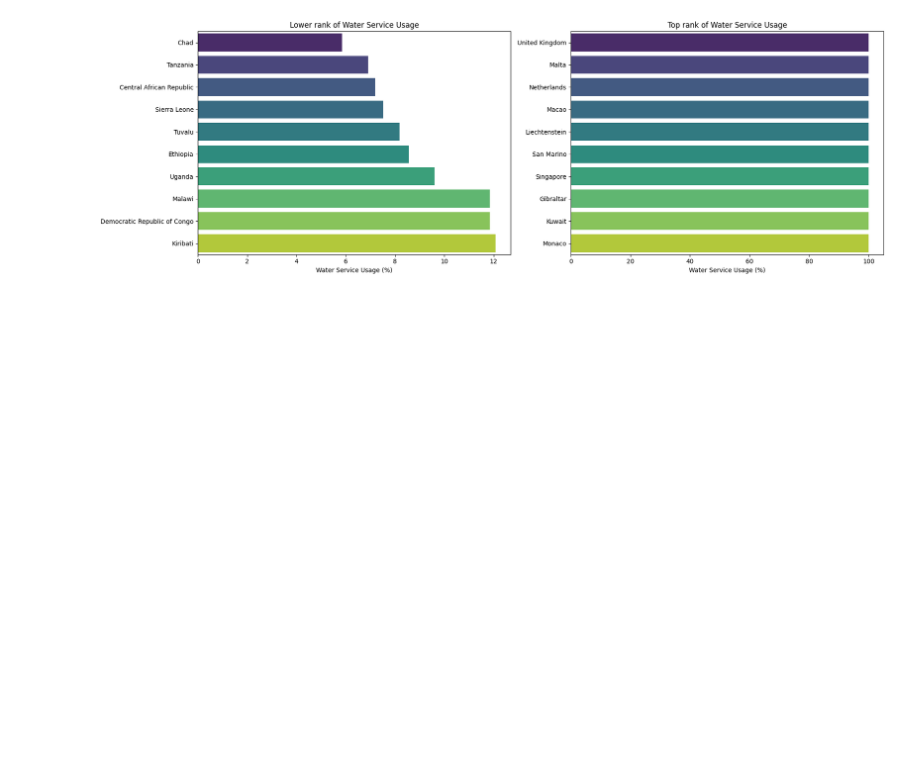
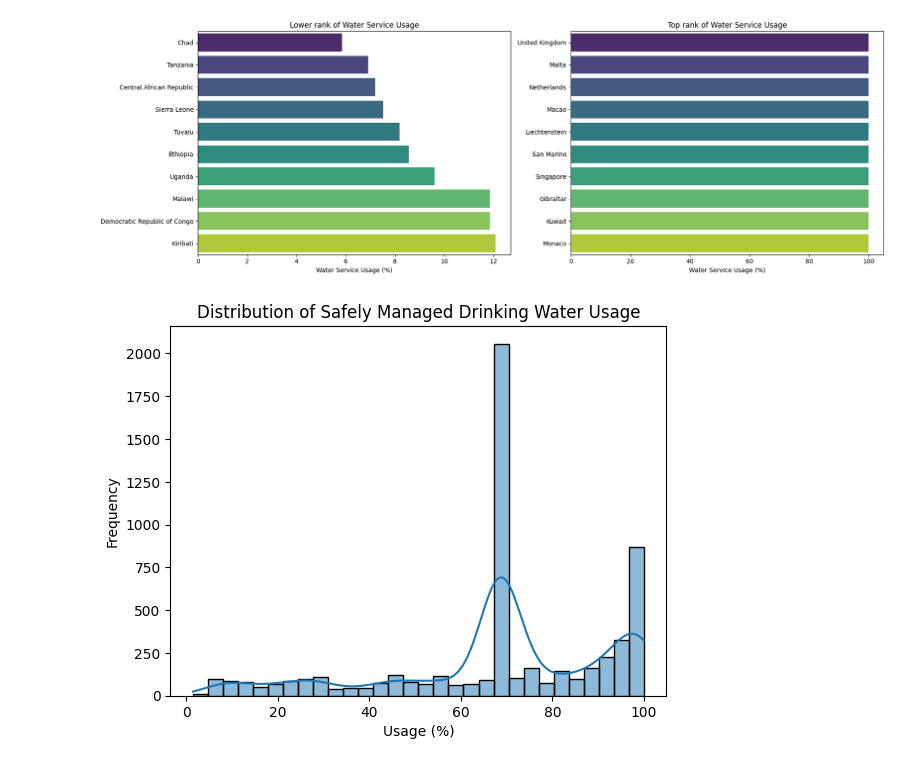
Before and after one commit to ramosmat/water-usage, a Jupyter notebook: script.ipynb, the cells around one changed output. Cells and saved outputs as stored; diff of their text form; code cells hidden in the pictures; blank space fills up the shorter version.

Commit message:
visualization

```diff
--- a/script.ipynb
+++ b/script.ipynb
@@ -127,3 +130,12 @@ plt.tight_layout()
 plt.show()
 # %% [output]
 [figure]
+# %%
+# Histogram of water usage
+sns.histplot(dataset['Usage of safely managed drinking water services'], bins=30, kde=True)
+plt.title('Distribution of Safely Managed Drinking Water Usage')
+plt.xlabel('Usage (%)')
+plt.ylabel('Frequency')
+plt.show()
+# %% [output]
+[figure, added]
```
Also changed, not shown: parts of 3 cells of this notebook.
